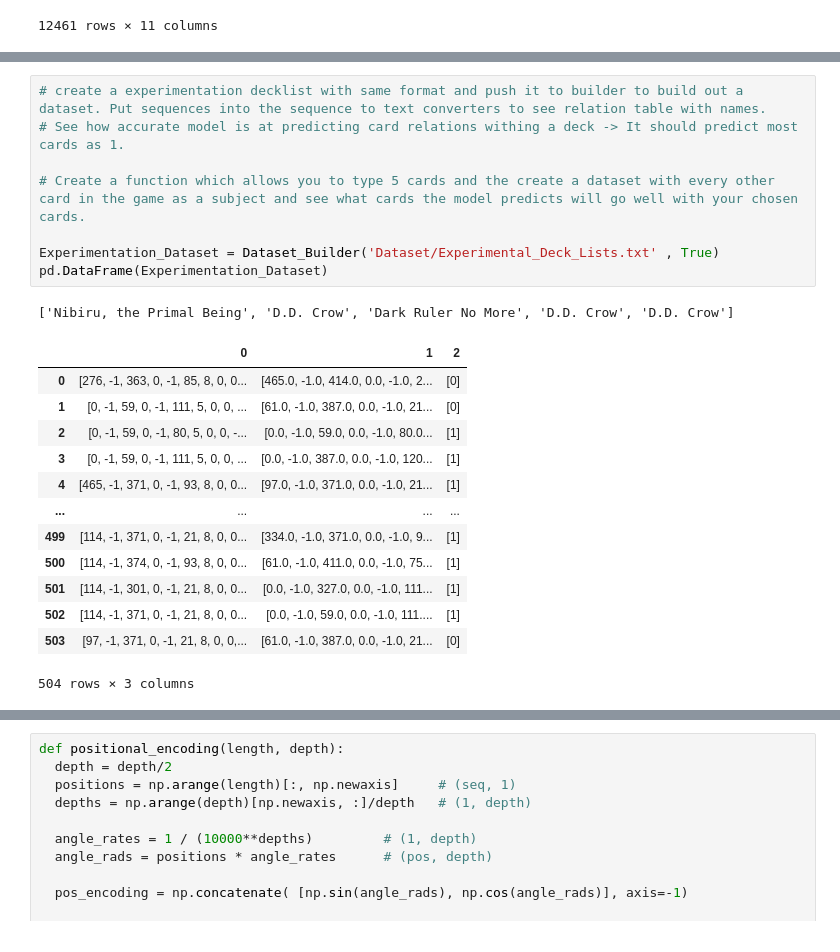
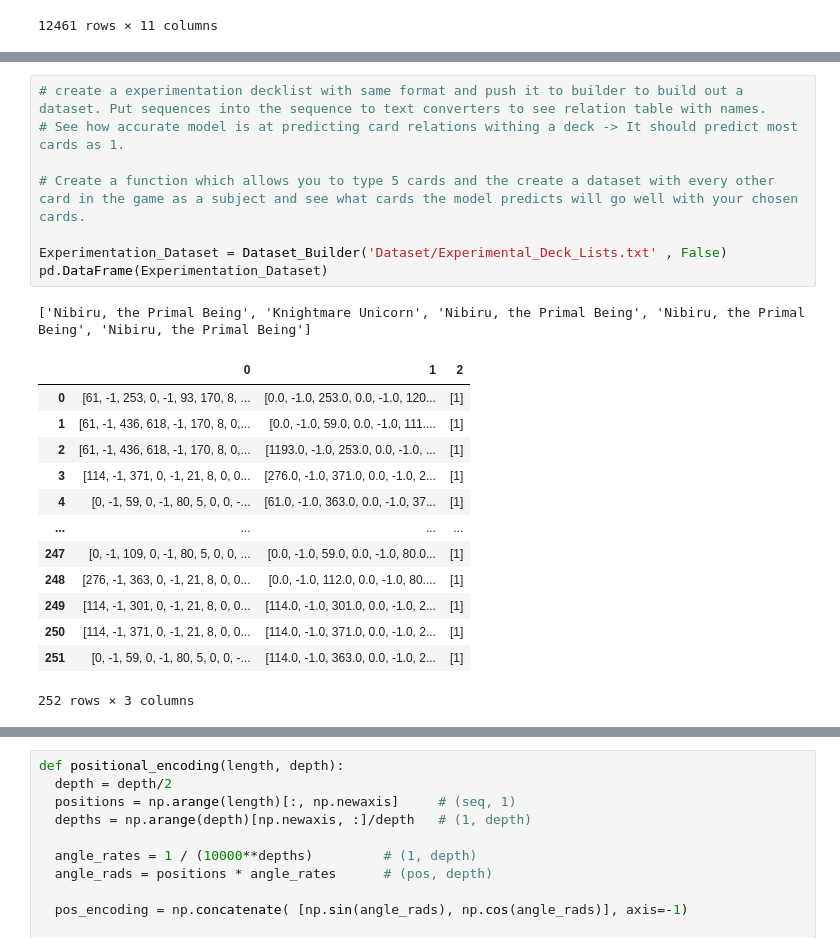
Before and after one commit to X99S5/Transformer_Based_Yugioh_Comparator_Model, a Jupyter notebook: Main.ipynb, the cells around one changed output, grey strips where cells are left out. Saved outputs shown, nothing was run; the diff lists cells and outputs as text.

```diff
--- a/Main.ipynb
+++ b/Main.ipynb
@@ -235,23 +237,23 @@ pd.DataFrame(Training_Validation_Dataset)
 # %%
 # create a experimentation decklist with same format and push it to builder to build out a dataset. Put sequences into the sequence to text converters to see relation table with names.
 # See how accurate model is at predicting card relations withing a deck -> It should predict most cards as 1.
 
 # Create a function which allows you to type 5 cards and the create a dataset with every other card in the game as a subject and see what cards the model predicts will go well with your chosen cards.
 
-Experimentation_Dataset = Dataset_Builder('Dataset/Experimental_Deck_Lists.txt' , True)
+Experimentation_Dataset = Dataset_Builder('Dataset/Experimental_Deck_Lists.txt' , False)
 pd.DataFrame(Experimentation_Dataset)
 # %% [output]
-['Nibiru, the Primal Being', 'D.D. Crow', 'Dark Ruler No More', 'D.D. Crow', 'D.D. Crow']
+['Nibiru, the Primal Being', 'Knightmare Unicorn', 'Nibiru, the Primal Being', 'Nibiru, the Primal Being', 'Nibiru, the Primal Being']
 |  | 0 | 1 | 2 |
-| 0 | [276, -1, 363, 0, -1, 85, 8, 0, 0... | [465.0, -1.0, 414.0, 0.0, -1.0, 2... | [0] |
-| 1 | [0, -1, 59, 0, -1, 111, 5, 0, 0, ... | [61.0, -1.0, 387.0, 0.0, -1.0, 21... | [0] |
-| 2 | [0, -1, 59, 0, -1, 80, 5, 0, 0, -... | [0.0, -1.0, 59.0, 0.0, -1.0, 80.0... | [1] |
-| 3 | [0, -1, 59, 0, -1, 111, 5, 0, 0, ... | [0.0, -1.0, 387.0, 0.0, -1.0, 120... | [1] |
-| 4 | [465, -1, 371, 0, -1, 93, 8, 0, 0... | [97.0, -1.0, 371.0, 0.0, -1.0, 21... | [1] |
+| 0 | [61, -1, 253, 0, -1, 93, 170, 8, ... | [0.0, -1.0, 253.0, 0.0, -1.0, 120... | [1] |
+| 1 | [61, -1, 436, 618, -1, 170, 8, 0,... | [0.0, -1.0, 59.0, 0.0, -1.0, 111.... | [1] |
+| 2 | [61, -1, 436, 618, -1, 170, 8, 0,... | [1193.0, -1.0, 253.0, 0.0, -1.0, ... | [1] |
+| 3 | [114, -1, 371, 0, -1, 21, 8, 0, 0... | [276.0, -1.0, 371.0, 0.0, -1.0, 2... | [1] |
+| 4 | [0, -1, 59, 0, -1, 80, 5, 0, 0, -... | [61.0, -1.0, 363.0, 0.0, -1.0, 37... | [1] |
 | ... | ... | ... | ... |
-| 499 | [114, -1, 371, 0, -1, 21, 8, 0, 0... | [334.0, -1.0, 371.0, 0.0, -1.0, 9... | [1] |
-| 500 | [114, -1, 374, 0, -1, 93, 8, 0, 0... | [61.0, -1.0, 411.0, 0.0, -1.0, 75... | [1] |
-| 501 | [114, -1, 301, 0, -1, 21, 8, 0, 0... | [0.0, -1.0, 327.0, 0.0, -1.0, 111... | [1] |
-| 502 | [114, -1, 371, 0, -1, 21, 8, 0, 0... | [0.0, -1.0, 59.0, 0.0, -1.0, 111.... | [1] |
-| 503 | [97, -1, 371, 0, -1, 21, 8, 0, 0,... | [61.0, -1.0, 387.0, 0.0, -1.0, 21... | [0] |
+| 247 | [0, -1, 109, 0, -1, 80, 5, 0, 0, ... | [0.0, -1.0, 59.0, 0.0, -1.0, 80.0... | [1] |
+| 248 | [276, -1, 363, 0, -1, 21, 8, 0, 0... | [0.0, -1.0, 112.0, 0.0, -1.0, 80.... | [1] |
+| 249 | [114, -1, 301, 0, -1, 21, 8, 0, 0... | [114.0, -1.0, 301.0, 0.0, -1.0, 2... | [1] |
+| 250 | [114, -1, 371, 0, -1, 21, 8, 0, 0... | [114.0, -1.0, 371.0, 0.0, -1.0, 2... | [1] |
+| 251 | [0, -1, 59, 0, -1, 80, 5, 0, 0, -... | [114.0, -1.0, 363.0, 0.0, -1.0, 2... | [1] |
-504 rows × 3 columns
+252 rows × 3 columns
```
Also changed, not shown: parts of 14 cells of this notebook, 1 other file.
